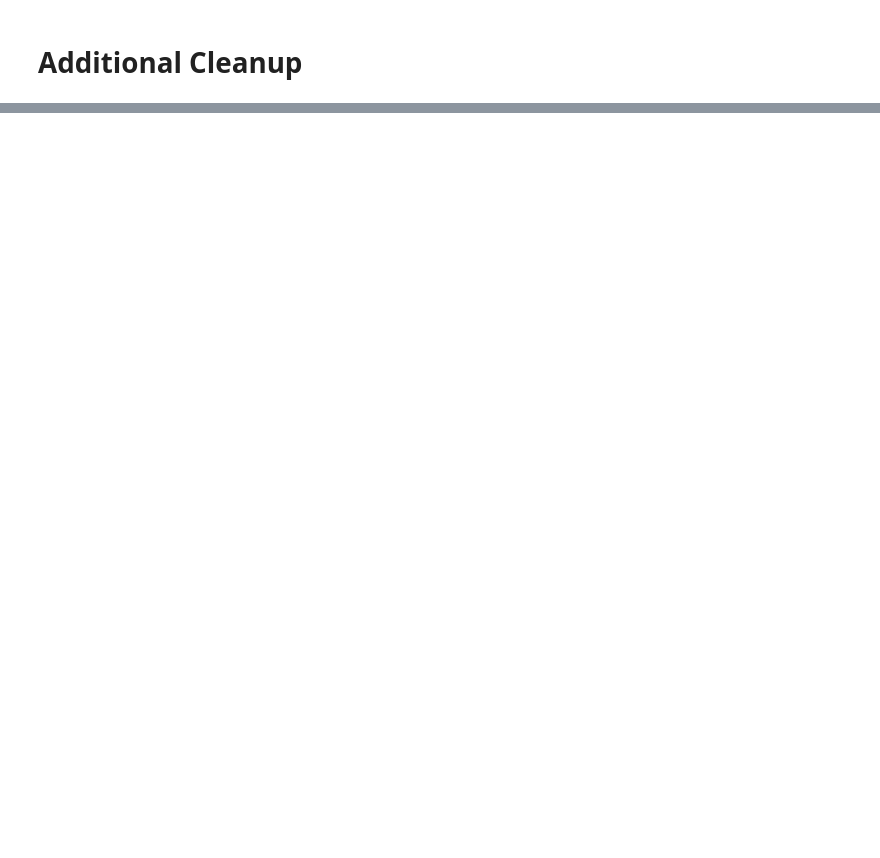
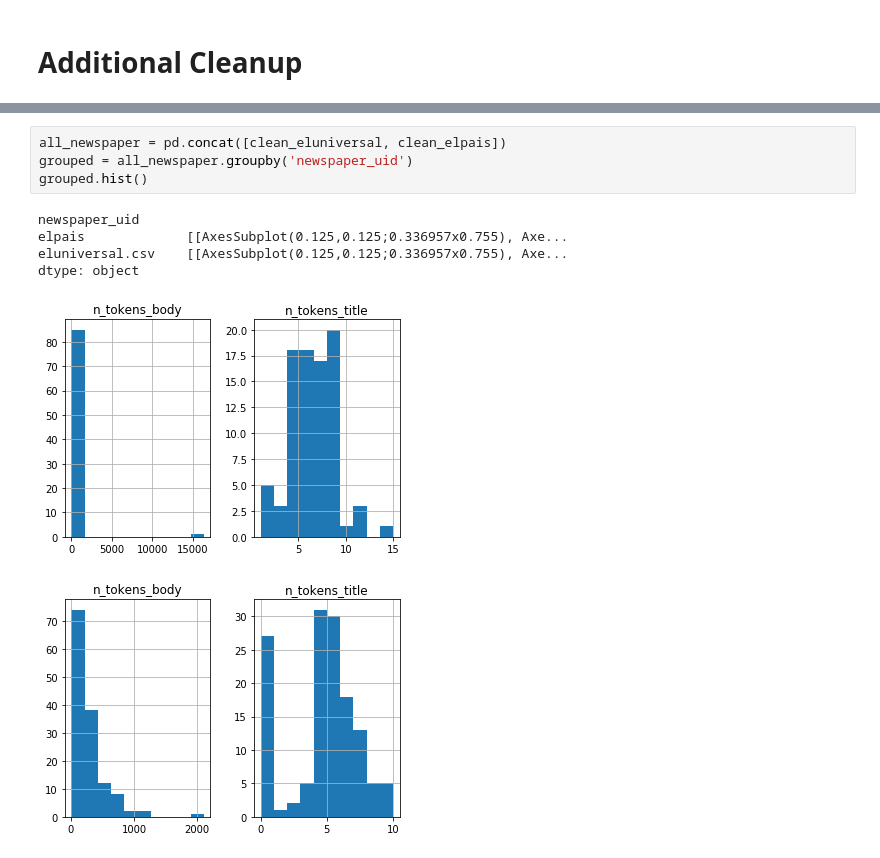
Before and after one commit to RobertGarciaM/DataFramePython, a Jupyter notebook: DataFrame.ipynb, the cells around one changed output, grey strips where cells are left out. Drawn from its saved outputs; the diff is of its cells as text; blank space fills up the shorter version.

```diff
--- a/DataFrame.ipynb
+++ b/DataFrame.ipynb
@@ -279,0 +437,11 @@ Length: 199, dtype: object
+# %%
+all_newspaper = pd.concat([clean_eluniversal, clean_elpais])
+grouped = all_newspaper.groupby('newspaper_uid')
+grouped.hist()
+# %% [output]
+newspaper_uid
+elpais             [[AxesSubplot(0.125,0.125;0.336957x0.755), Axe...
+eluniversal.csv    [[AxesSubplot(0.125,0.125;0.336957x0.755), Axe...
+dtype: object
+[figure, added]
+[figure, added]
```
Also changed, not shown: parts of 22 cells of this notebook, 4 other files.
